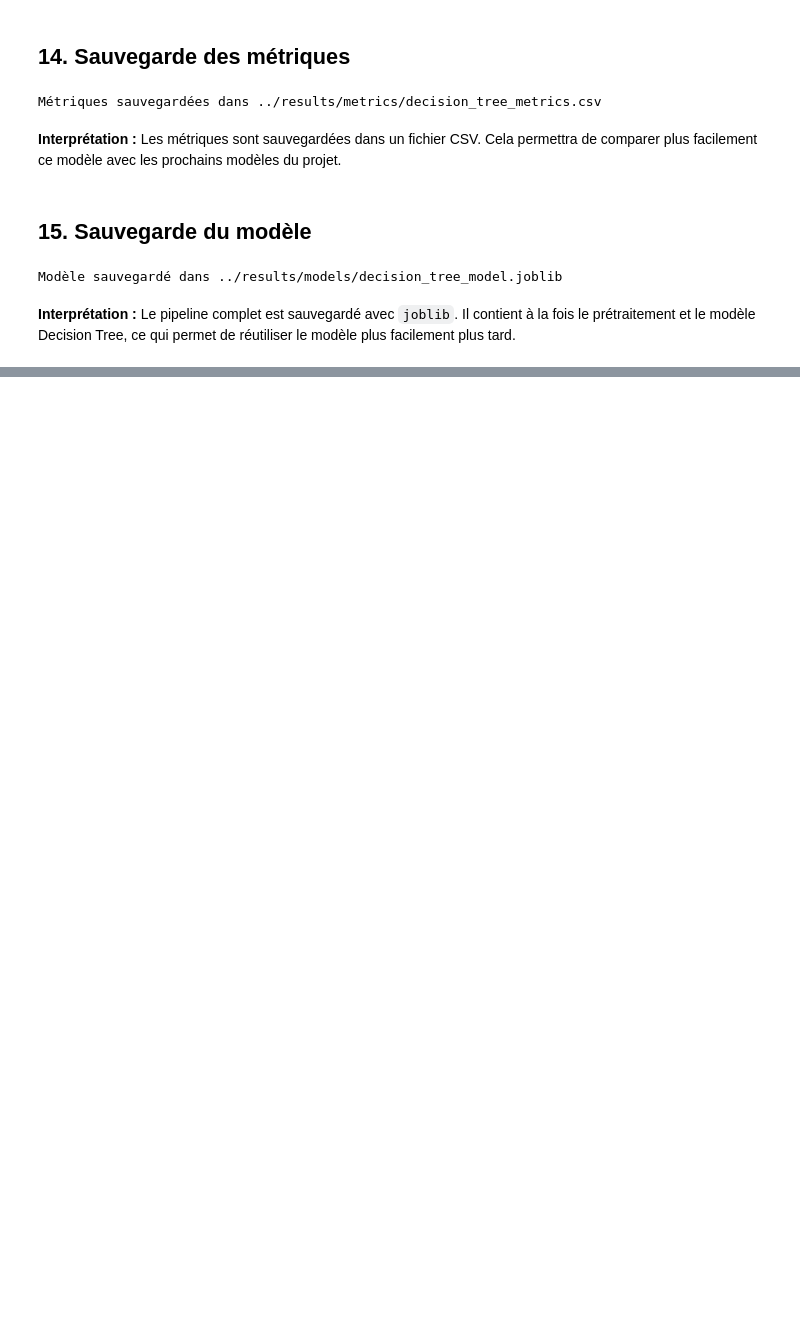
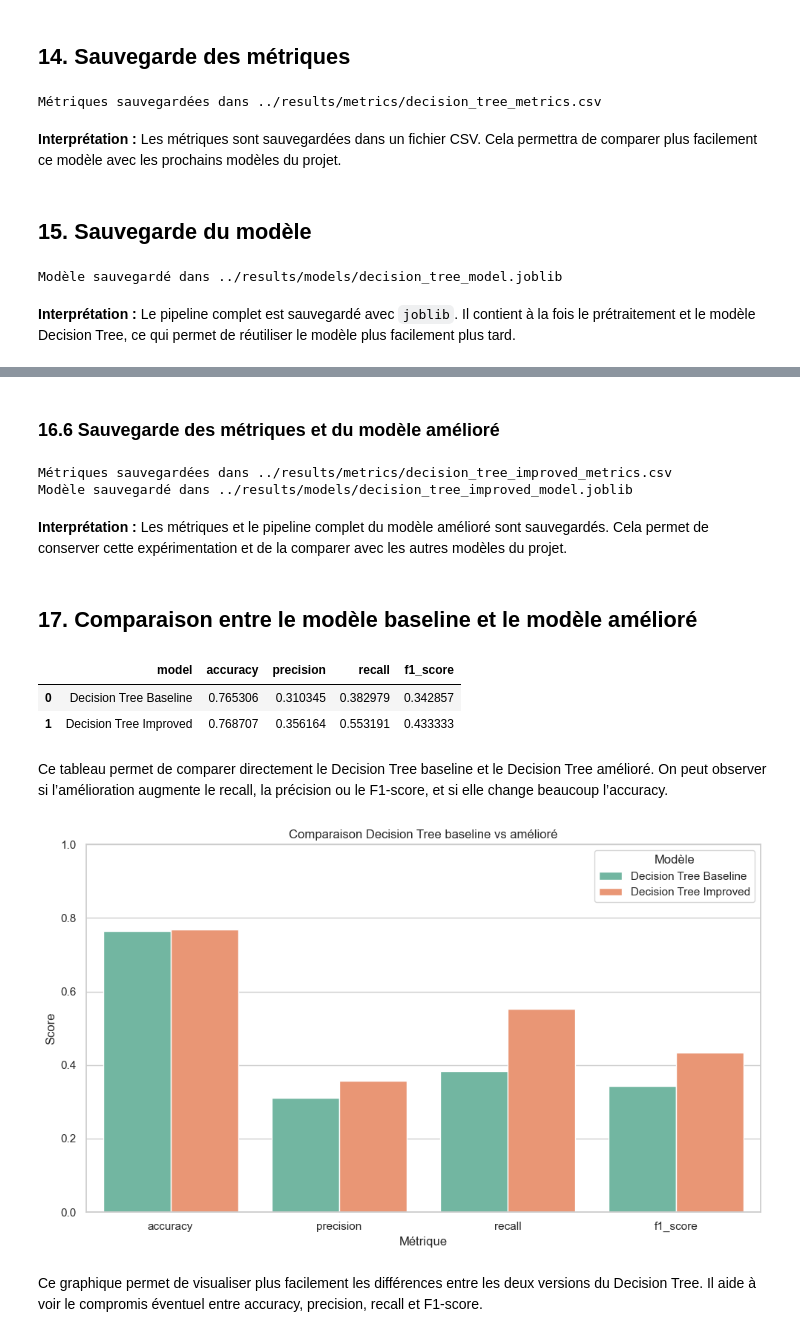
Before and after one commit to omarzinane1/employee-attrition-prediction, a Jupyter notebook: notebooks/03_decision_tree.ipynb, the cells around one changed output, grey strips where cells are left out. Saved outputs shown, nothing was run; the diff lists cells and outputs as text; code cells hidden in the pictures; blank space fills up the shorter version.

```diff
--- a/notebooks/03_decision_tree.ipynb
+++ b/notebooks/03_decision_tree.ipynb
@@ -383,0 +636,65 @@ Modèle sauvegardé dans ../results/models/decision_tree_model.joblib
+# %% [markdown]
+### 16.6 Sauvegarde des métriques et du modèle amélioré
+# %%
+metrics_dt_improved_df.to_csv(
+    "../results/metrics/decision_tree_improved_metrics.csv",
+    index=False,
+)
+
+joblib.dump(
+    dt_model_improved,
+    "../results/models/decision_tree_improved_model.joblib",
+)
+
+print("Métriques sauvegardées dans ../results/metrics/decision_tree_improved_metrics.csv")
+print("Modèle sauvegardé dans ../results/models/decision_tree_improved_model.joblib")
+# %% [output]
+Métriques sauvegardées dans ../results/metrics/decision_tree_improved_metrics.csv
+Modèle sauvegardé dans ../results/models/decision_tree_improved_model.joblib
+# %% [markdown]
+**Interprétation :** Les métriques et le pipeline complet du modèle amélioré sont sauvegardés. Cela permet de conserver cette expérimentation et de la comparer avec les autres modèles du projet.
+# %% [markdown]
+## 17. Comparaison entre le modèle baseline et le modèle amélioré
+# %%
+baseline_metrics_df = metrics_df.copy()
+baseline_metrics_df["model"] = "Decision Tree Baseline"
+
+comparison_dt_df = pd.concat(
+    [baseline_metrics_df, metrics_dt_improved_df],
+    ignore_index=True,
+)
+
+comparison_dt_df[["model", "accuracy", "precision", "recall", "f1_score"]]
+# %% [output]
+|  | model | accuracy | precision | recall | f1_score |
+| 0 | Decision Tree Baseline | 0.765306 | 0.310345 | 0.382979 | 0.342857 |
+| 1 | Decision Tree Improved | 0.768707 | 0.356164 | 0.553191 | 0.433333 |
+# %% [markdown]
+Ce tableau permet de comparer directement le Decision Tree baseline et le Decision Tree amélioré. On peut observer si l’amélioration augmente le recall, la précision ou le F1-score, et si elle change beaucoup l’accuracy.
+# %%
+comparison_dt_long = comparison_dt_df.melt(
+    id_vars="model",
+    value_vars=["accuracy", "precision", "recall", "f1_score"],
+    var_name="metric",
+    value_name="score",
+)
+
+plt.figure(figsize=(10, 6))
+sns.barplot(
+    data=comparison_dt_long,
+    x="metric",
+    y="score",
+    hue="model",
+)
+plt.title("Comparaison Decision Tree baseline vs amélioré")
+plt.xlabel("Métrique")
+plt.ylabel("Score")
+plt.ylim(0, 1)
+plt.legend(title="Modèle")
+plt.tight_layout()
+plt.savefig("../results/figures/decision_tree_baseline_vs_improved.png", dpi=300, bbox_inches="tight")
+plt.show()
+# %% [output]
+[figure, added]
+# %% [markdown]
+Ce graphique permet de visualiser plus facilement les différences entre les deux versions du Decision Tree. Il aide à voir le compromis éventuel entre accuracy, precision, recall et F1-score.
```
Also changed, not shown: parts of 26 cells of this notebook, 3 other files.
